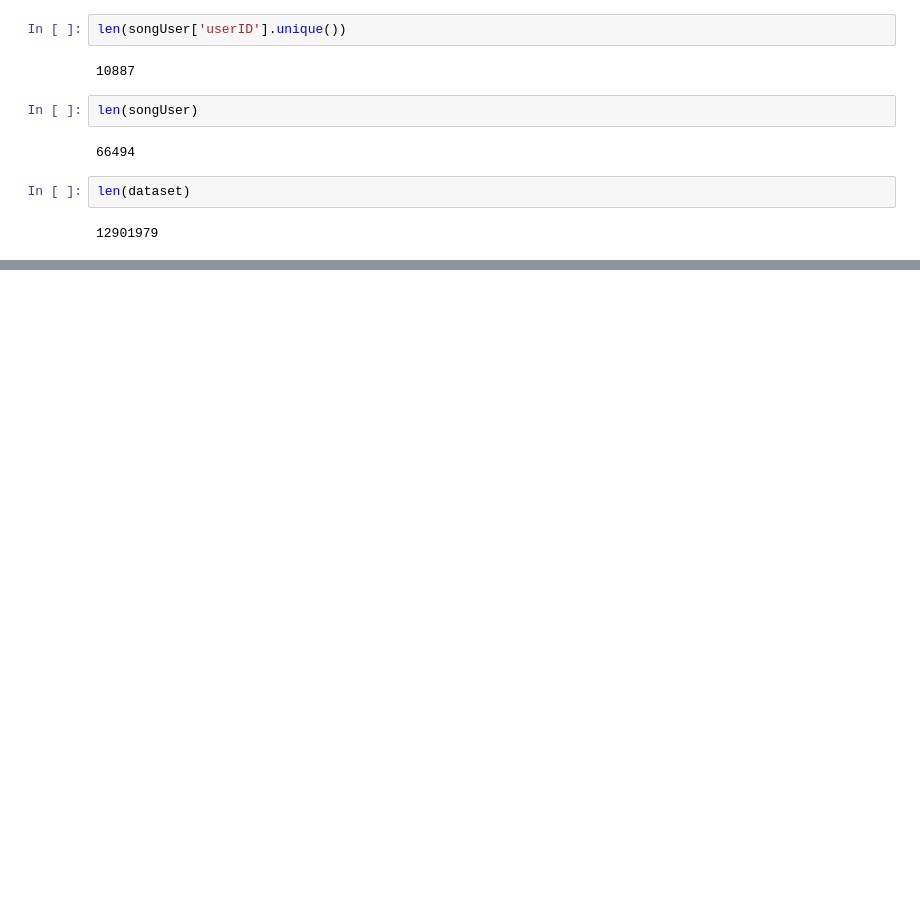
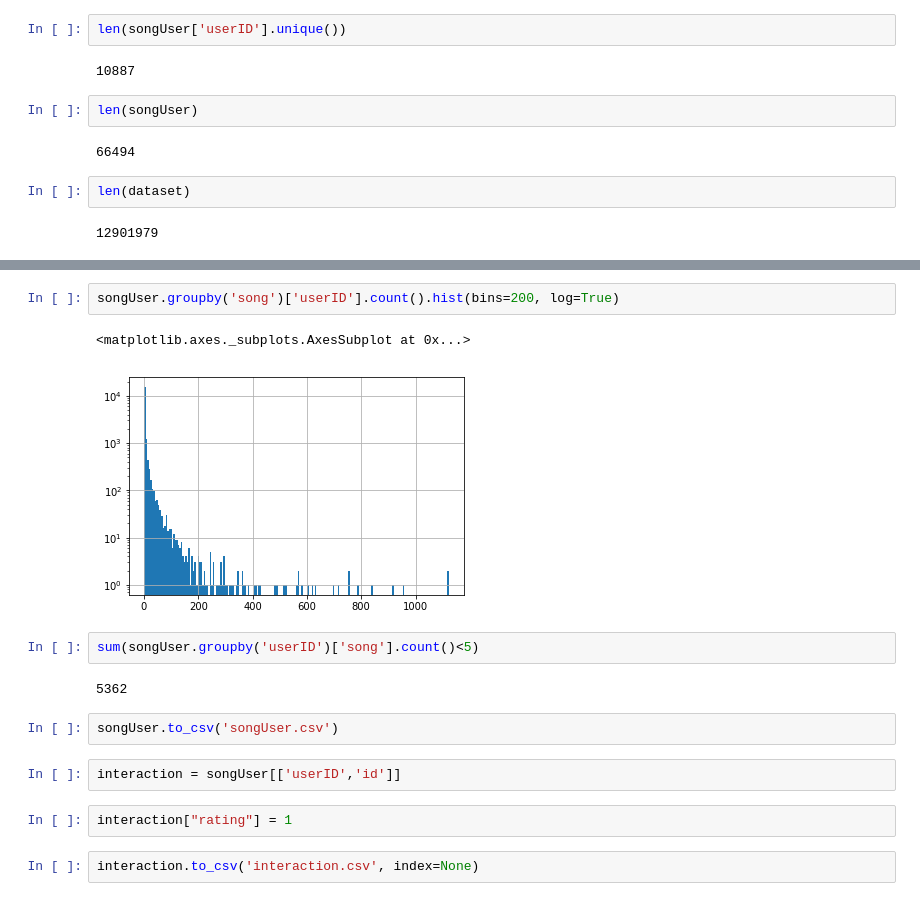
Before and after one commit to Rshcaroline/UCSD-CSE258-Web-Mining-and-Recommender-Systems, a Jupyter notebook: Assignment2/matchSongUser.ipynb, the cells around one changed output, grey strips where cells are left out. Saved outputs shown, nothing was run; the diff lists cells and outputs as text; blank space fills up the shorter version.

```diff
--- a/Assignment2/matchSongUser.ipynb
+++ b/Assignment2/matchSongUser.ipynb
@@ -114,0 +134,17 @@ spotify_9000.sort_values(by=['song']).head(10)
+# %%
+songUser.groupby('song')['userID'].count().hist(bins=200, log=True)
+# %% [output]
+<matplotlib.axes._subplots.AxesSubplot at 0x...>
+[figure, added]
+# %%
+sum(songUser.groupby('userID')['song'].count()<5)
+# %% [output]
+5362
+# %%
+songUser.to_csv('songUser.csv')
+# %%
+interaction = songUser[['userID','id']]
+# %%
+interaction["rating"] = 1
+# %%
+interaction.to_csv('interaction.csv', index=None)
```
Also changed, not shown: parts of 9 cells of this notebook, 3 other files.
